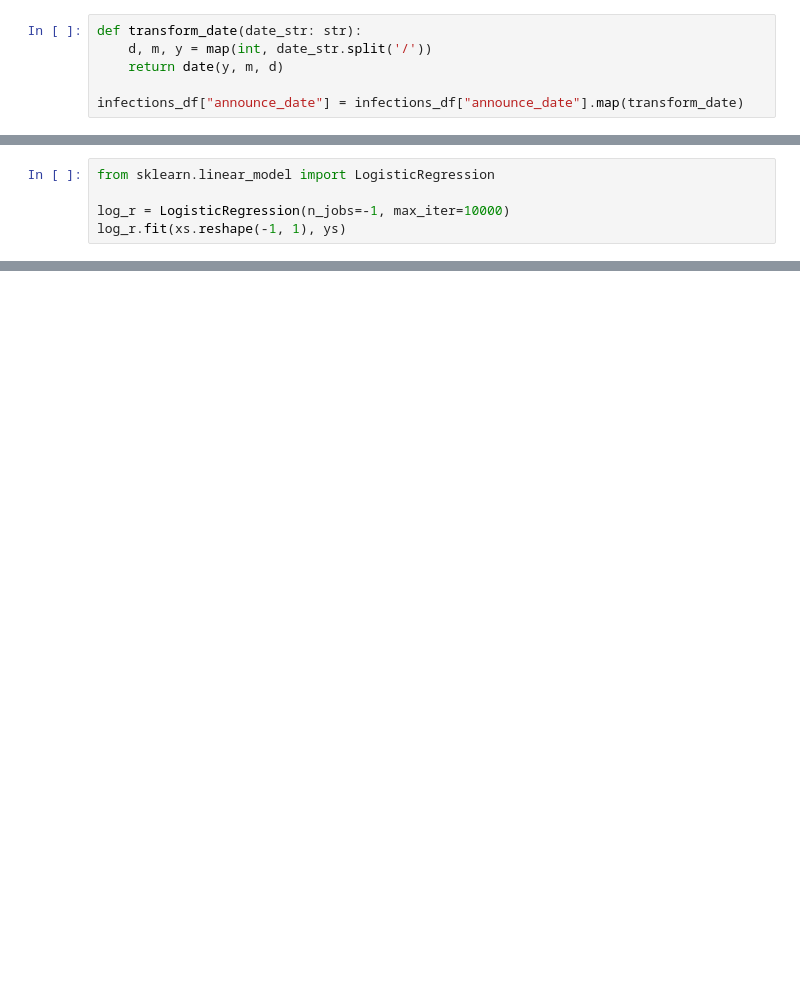
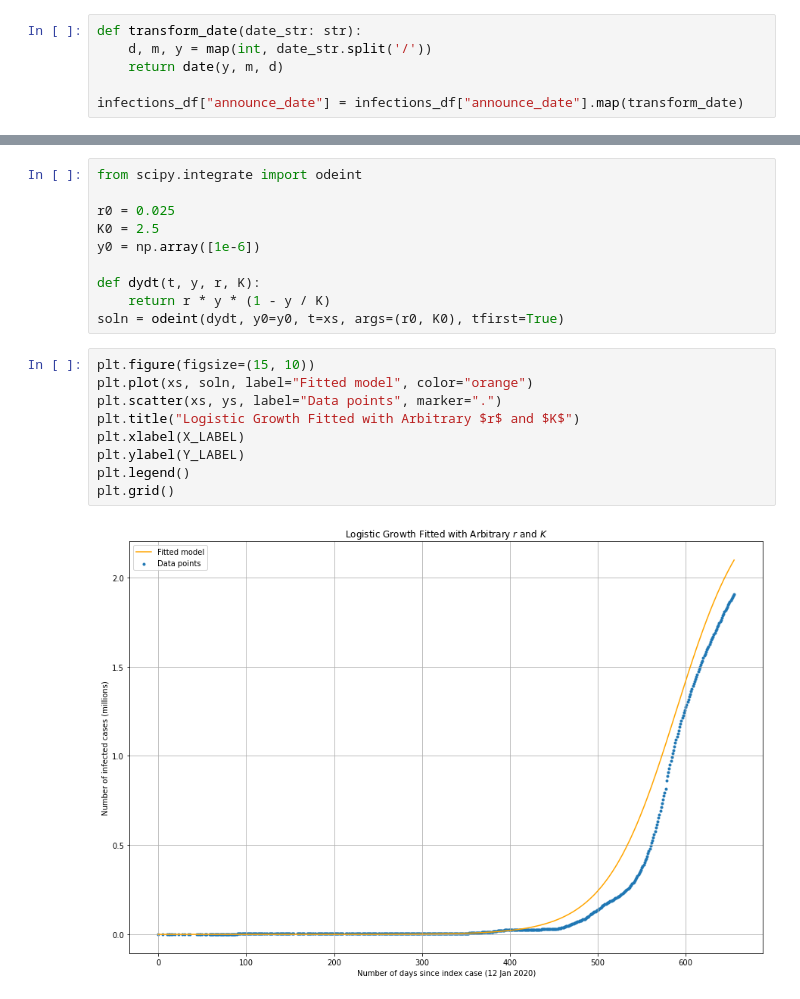
Before and after one commit to justnawat/covid19-infection-modeling, a Jupyter notebook: COVID-19 Modeling.ipynb, the cells around one changed output, grey strips where cells are left out. Drawn from its saved outputs; the diff is of its cells as text; blank space fills up the shorter version.

Commit message:
model fitted

```diff
--- a/COVID-19 Modeling.ipynb
+++ b/COVID-19 Modeling.ipynb
@@ -81,5 +58,0 @@ plt.grid()
-# %%
-from sklearn.linear_model import LogisticRegression
-
-log_r = LogisticRegression(n_jobs=-1, max_iter=10000)
-log_r.fit(xs.reshape(-1, 1), ys)
@@ -101,0 +73,21 @@ plt.grid()
+# %%
+from scipy.integrate import odeint
+
+r0 = 0.025
+K0 = 2.5
+y0 = np.array([1e-6])
+
+def dydt(t, y, r, K):
+    return r * y * (1 - y / K)
+soln = odeint(dydt, y0=y0, t=xs, args=(r0, K0), tfirst=True)
+# %%
+plt.figure(figsize=(15, 10))
+plt.plot(xs, soln, label="Fitted model", color="orange")
+plt.scatter(xs, ys, label="Data points", marker=".")
+plt.title("Logistic Growth Fitted with Arbitrary $r$ and $K$")
+plt.xlabel(X_LABEL)
+plt.ylabel(Y_LABEL)
+plt.legend()
+plt.grid()
+# %% [output]
+[figure, added]
```
Also changed, not shown: parts of 17 cells of this notebook.
